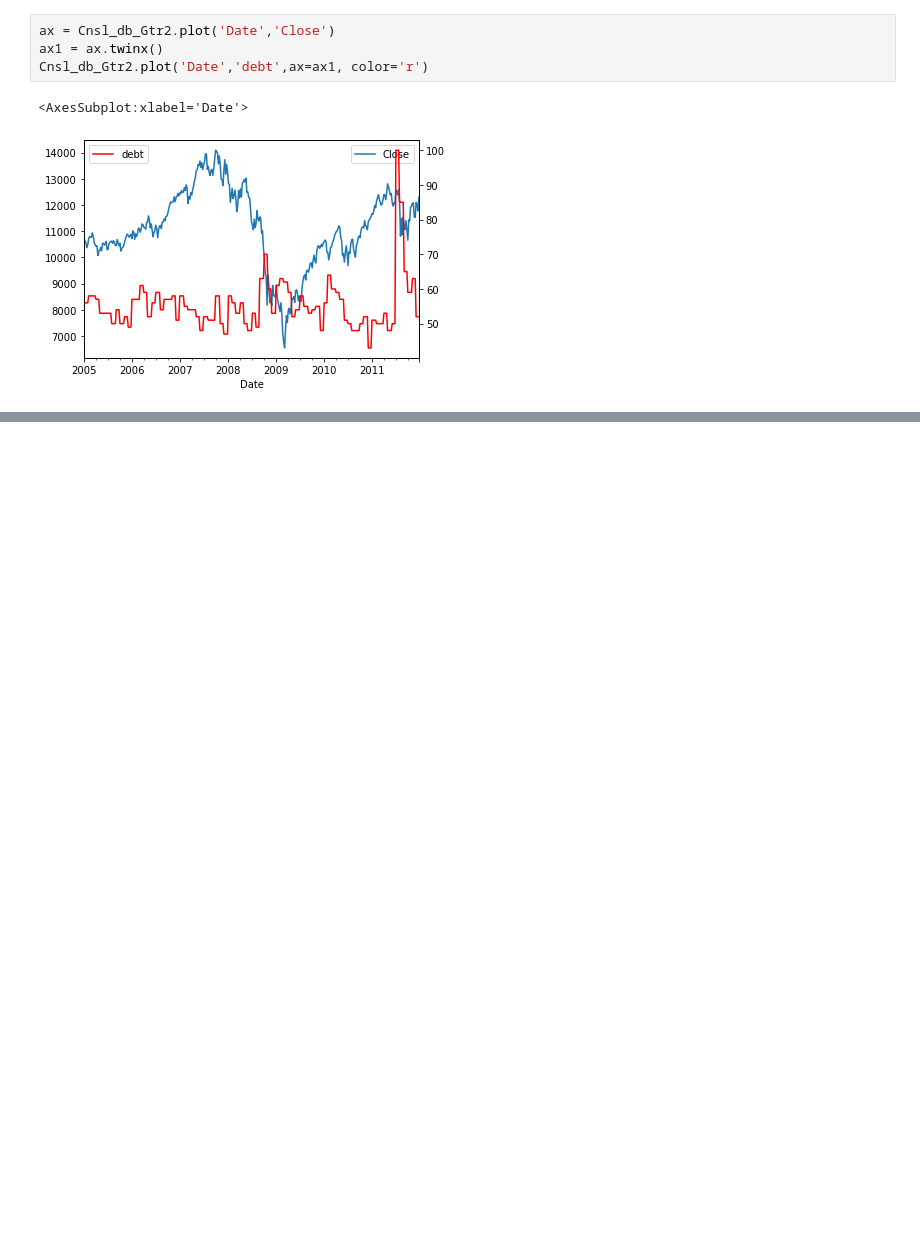
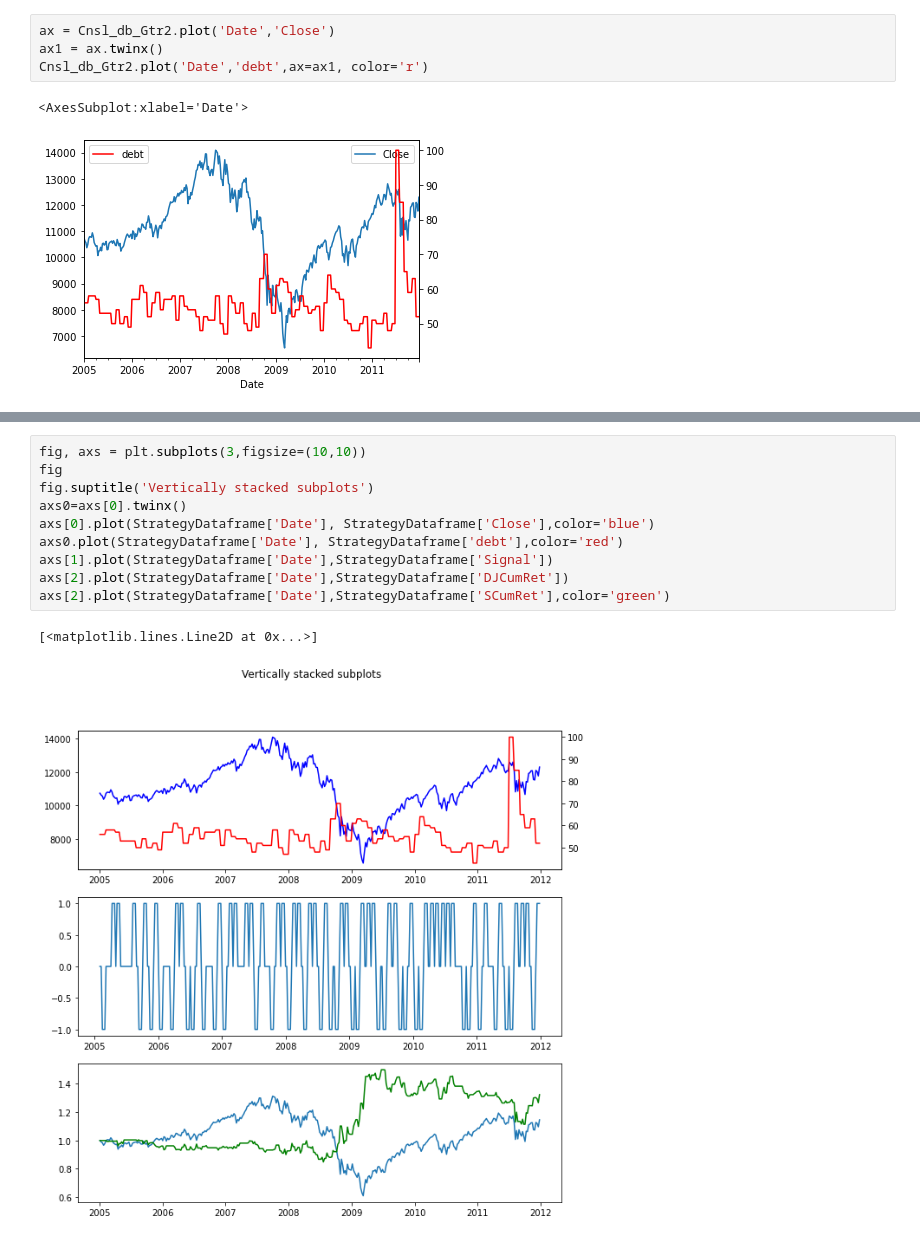
Before and after one commit to edwinriospzn/TradHW02, a Jupyter notebook: THomework2_V01.ipynb, the cells around one changed output, grey strips where cells are left out. Saved outputs shown, nothing was run; the diff lists cells and outputs as text; blank space fills up the shorter version.

```diff
--- a/THomework2_V01.ipynb
+++ b/THomework2_V01.ipynb
@@ -137,0 +194,13 @@ Cnsl_db_Gtr2.plot('Date','debt',ax=ax1, color='r')
+# %%
+fig, axs = plt.subplots(3,figsize=(10,10))
+fig
+fig.suptitle('Vertically stacked subplots')
+axs0=axs[0].twinx()
+axs[0].plot(StrategyDataframe['Date'], StrategyDataframe['Close'],color='blue')
+axs0.plot(StrategyDataframe['Date'], StrategyDataframe['debt'],color='red')
+axs[1].plot(StrategyDataframe['Date'],StrategyDataframe['Signal'])
+axs[2].plot(StrategyDataframe['Date'],StrategyDataframe['DJCumRet'])
+axs[2].plot(StrategyDataframe['Date'],StrategyDataframe['SCumRet'],color='green')
+# %% [output]
+[<matplotlib.lines.Line2D at 0x...>]
+[figure, added]
```
Also changed, not shown: parts of 6 cells of this notebook.
